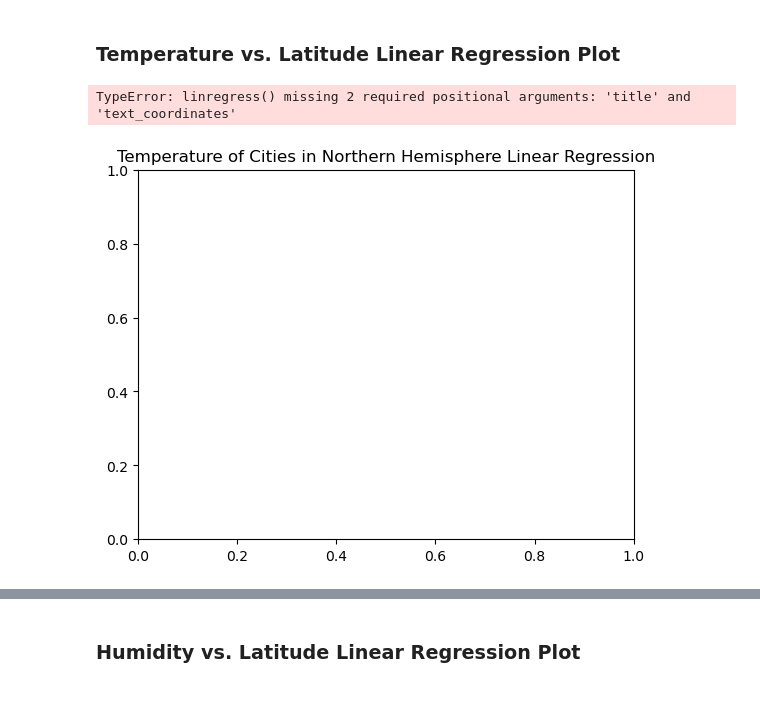
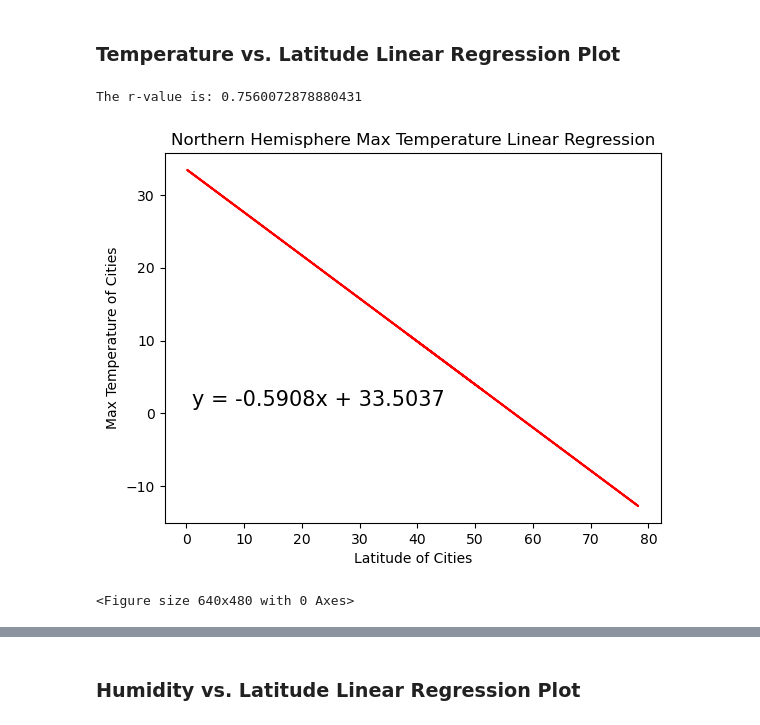
Before and after one commit to mtkrebs87/python_api_challenge, a Jupyter notebook: WeatherPy/WeatherPyFinal.ipynb, the cells around one changed output, grey strips where cells are left out. Cells and saved outputs as stored; diff of their text form; code cells hidden in the pictures; blank space fills up the shorter version.

```diff
--- a/WeatherPy/WeatherPyFinal.ipynb
+++ b/WeatherPy/WeatherPyFinal.ipynb
@@ -269,18 +271,18 @@ plt.show()
 ## Requirement 2: Compute Linear Regression for Each Relationship
 # %%
 # Define a function to create Linear Regression plots
-def lin_regress(x_values, y_values, title, text_coordinates):
+def lin_reg(x_values, y_values, title, text_coordinates):
 
     (slope, intercept, rvalue, pvalue, stderr) = linregress(x_values, y_values)
     regress_values = x_values * slope + intercept
     line_eq = "y = " + str(round(slope,4)) + "x + " + str(round(intercept,4))
 
-    plt.scatter(x_values, y_values, edgecolor="black", linewidths=1, marker="o", alpha=.5)
+    #plt.scatter(x_values, y_values)
     plt.plot(x_values, regress_values, "r-")
     plt.annotate(line_eq, text_coordinates, fontsize=15, color="black")
     plt.xlabel("Latitude of Cities")
     plt.ylabel(title)
-    #print(f"The r-value is:")
+    print(f"The r-value is: {rvalue**2}")
     plt.show()
 # %%
 # Create a DataFrame with the Northern Hemisphere data (Latitude >= 0)
@@ -319,26 +321,23 @@ southern_hemi_df.head()
 # %%
 # Linear regression on Northern Hemisphere
 
 # Build scatter plot for latitude vs. temperature
 x_values = northern_hemi_df["Lat"]
 y_values = northern_hemi_df["Max Temp"]
-plt.title("Temperature of Cities in Northern Hemisphere Linear Regression")
-lin_regress(x_values, y_values, "Temperature", (1, -40))
-
-
+plt.title("Northern Hemisphere Max Temperature Linear Regression")
+lin_reg(x_values, y_values, "Max Temperature of Cities", (1,1))
 
 # Incorporate the other graph properties
-#plt.xlabel("Latitude of Cities")
-#plt.ylabel("Temperature of Cities")
 
 # Save the figure
 plt.savefig("output_data/Fig1.png")
 
 # Show plot
 plt.show()
 # %% [output]
-TypeError: linregress() missing 2 required positional arguments: 'title' and 'text_coordinates'
+The r-value is: 0.7560072878880431
-[figure, old version]
+[figure, new version]
+<Figure size 640x480 with 0 Axes>
 # %%
 # Linear regression on Southern Hemisphere
 
```
Also changed, not shown: parts of 26 cells of this notebook, 6 other files.
